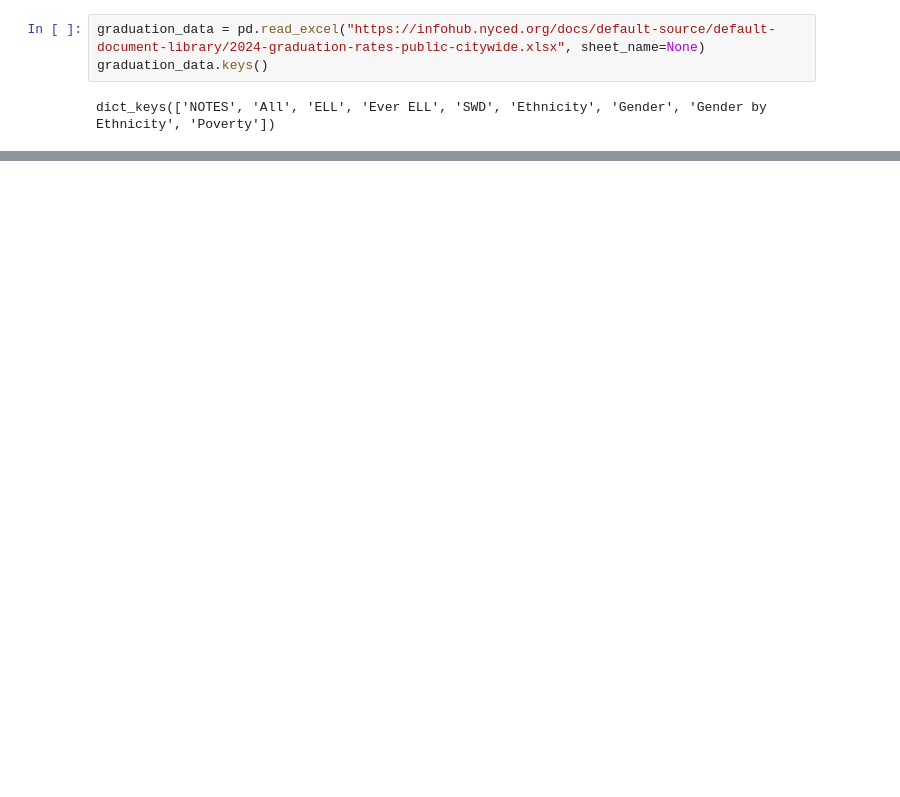
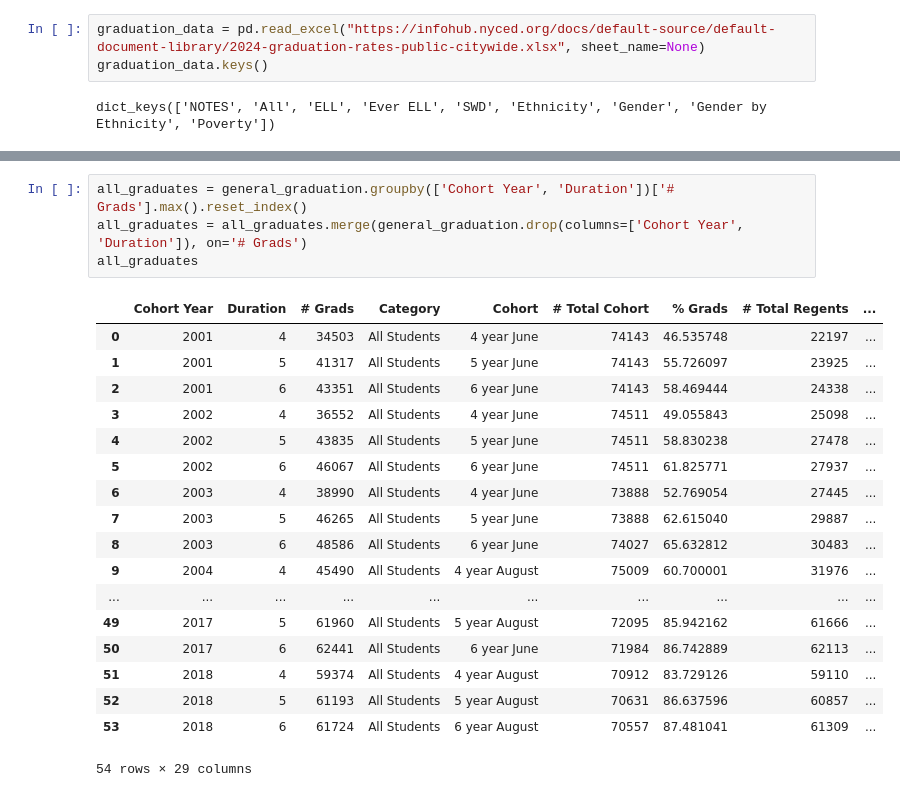
Before and after one commit to mwumigue/CISC-4900, a Jupyter notebook: CISC-4900.ipynb, the cells around one changed output, grey strips where cells are left out. Saved outputs shown, nothing was run; the diff lists cells and outputs as text; blank space fills up the shorter version.

```diff
--- a/CISC-4900.ipynb
+++ b/CISC-4900.ipynb
@@ -222,0 +169,23 @@ cohort_total_students_per_year['% Graduates'] = (six_year_total_grads['# Grads']
+# %%
+all_graduates = general_graduation.groupby(['Cohort Year', 'Duration'])['# Grads'].max().reset_index()
+all_graduates = all_graduates.merge(general_graduation.drop(columns=['Cohort Year', 'Duration']), on='# Grads')
+all_graduates
+# %% [output]
+|  | Cohort Year | Duration | # Grads | Category | Cohort | # Total Cohort | % Grads | # Total Regents | ... |
+| 0 | 2001 | 4 | 34503 | All Students | 4 year June | 74143 | 46.535748 | 22197 | ... |
+| 1 | 2001 | 5 | 41317 | All Students | 5 year June | 74143 | 55.726097 | 23925 | ... |
+| 2 | 2001 | 6 | 43351 | All Students | 6 year June | 74143 | 58.469444 | 24338 | ... |
+| 3 | 2002 | 4 | 36552 | All Students | 4 year June | 74511 | 49.055843 | 25098 | ... |
+| 4 | 2002 | 5 | 43835 | All Students | 5 year June | 74511 | 58.830238 | 27478 | ... |
+| 5 | 2002 | 6 | 46067 | All Students | 6 year June | 74511 | 61.825771 | 27937 | ... |
+| 6 | 2003 | 4 | 38990 | All Students | 4 year June | 73888 | 52.769054 | 27445 | ... |
+| 7 | 2003 | 5 | 46265 | All Students | 5 year June | 73888 | 62.615040 | 29887 | ... |
+| 8 | 2003 | 6 | 48586 | All Students | 6 year June | 74027 | 65.632812 | 30483 | ... |
+| 9 | 2004 | 4 | 45490 | All Students | 4 year August | 75009 | 60.700001 | 31976 | ... |
+| ... | ... | ... | ... | ... | ... | ... | ... | ... | ... |
+| 49 | 2017 | 5 | 61960 | All Students | 5 year August | 72095 | 85.942162 | 61666 | ... |
+| 50 | 2017 | 6 | 62441 | All Students | 6 year June | 71984 | 86.742889 | 62113 | ... |
+| 51 | 2018 | 4 | 59374 | All Students | 4 year August | 70912 | 83.729126 | 59110 | ... |
+| 52 | 2018 | 5 | 61193 | All Students | 5 year August | 70631 | 86.637596 | 60857 | ... |
+| 53 | 2018 | 6 | 61724 | All Students | 6 year August | 70557 | 87.481041 | 61309 | ... |
+54 rows × 29 columns
```
Also changed, not shown: parts of 115 cells of this notebook.
